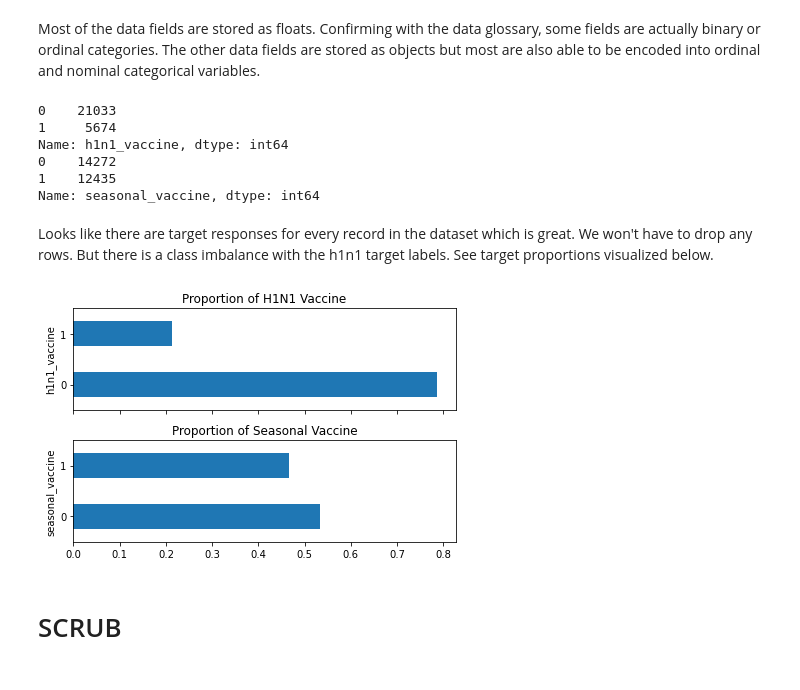
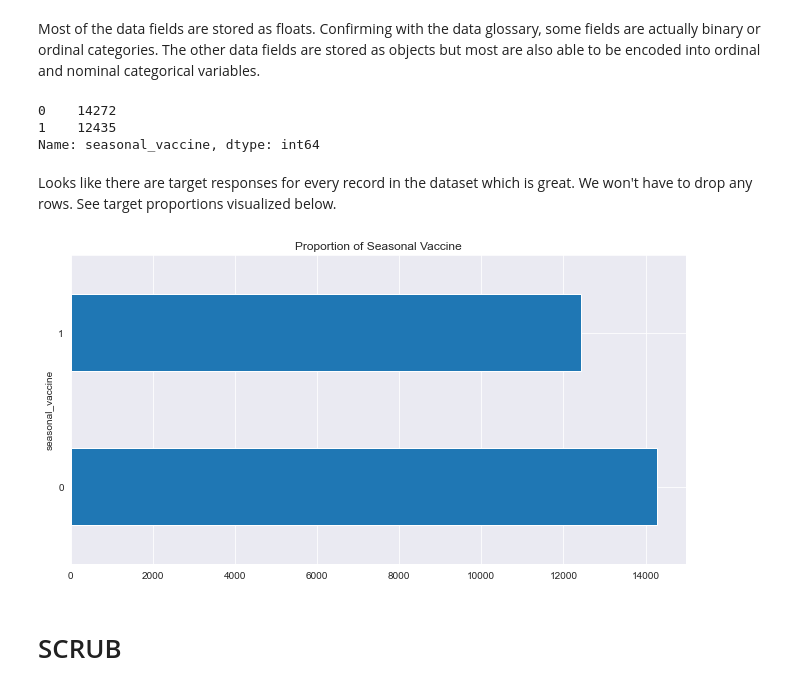
Before and after one commit to rcauvy/Flu_Shot_Learning, a Jupyter notebook: index.ipynb, the cells around one changed output. Saved outputs shown, nothing was run; the diff lists cells and outputs as text; code cells hidden in the pictures.

Commit message:
Dropped h1n1 features and labels
Project will focus on categorizing seasonal flu vaccine rates

```diff
--- a/index.ipynb
+++ b/index.ipynb
@@ -101,4 +106,5 @@ features_df
 # %%
 labels_df = pd.read_csv('data/training_set_labels.csv',index_col=0)
+labels_df.drop('h1n1_vaccine',axis=1,inplace=True)
 labels_df
 # %% [output]
@@ -246,40 +237,30 @@ dtypes: float64(23), object(12)
 memory usage: 7.3+ MB
 # %% [markdown]
 Most of the data fields are stored as floats. Confirming with the data glossary, some fields are actually binary or ordinal categories. The other data fields are stored as objects but most are also able to be encoded into ordinal and  nominal categorical variables.
-# %%
-for col in list(labels_df.columns):
-    print(labels_df[col].value_counts(dropna=False))
-# %% [output]
-0    21033
-1     5674
-Name: h1n1_vaccine, dtype: int64
-0    14272
-1    12435
-Name: seasonal_vaccine, dtype: int64
+# %%
+print(labels_df['seasonal_vaccine'].value_counts(dropna=False))
+# %% [output]
+0    14272
+1    12435
+Name: seasonal_vaccine, dtype: int64
 # %% [markdown]
-Looks like there are target responses for every record in the dataset which is great. We won't have to drop any rows. But there is a class imbalance with the h1n1 target labels. See target proportions visualized below.
+Looks like there are target responses for every record in the dataset which is great. We won't have to drop any rows. See target proportions visualized below.
 # %%
-fig, ax = plt.subplots(2, 1, sharex=True)
+fig, ax = plt.subplots(figsize=(9.2, 5))
 
-n_obs = labels_df.shape[0]
+n_obs = labels_df.shape
 
-(labels_df['h1n1_vaccine']
-    .value_counts()
-    .div(n_obs)
-    .plot.barh(title="Proportion of H1N1 Vaccine", ax=ax[0])
-)
-ax[0].set_ylabel("h1n1_vaccine")
+
 
 (labels_df['seasonal_vaccine']
     .value_counts()
-    .div(n_obs)
-    .plot.barh(title="Proportion of Seasonal Vaccine", ax=ax[1])
+    .plot.barh(title="Proportion of Seasonal Vaccine", ax=ax)
 )
-ax[1].set_ylabel("seasonal_vaccine")
+ax.set_ylabel("seasonal_vaccine")
 
 fig.tight_layout()
 # %% [output]
-[figure, old version]
+[figure, new version]
 # %% [markdown]
 # SCRUB
 # %% [markdown]
```
Also changed, not shown: parts of 10 cells of this notebook.
